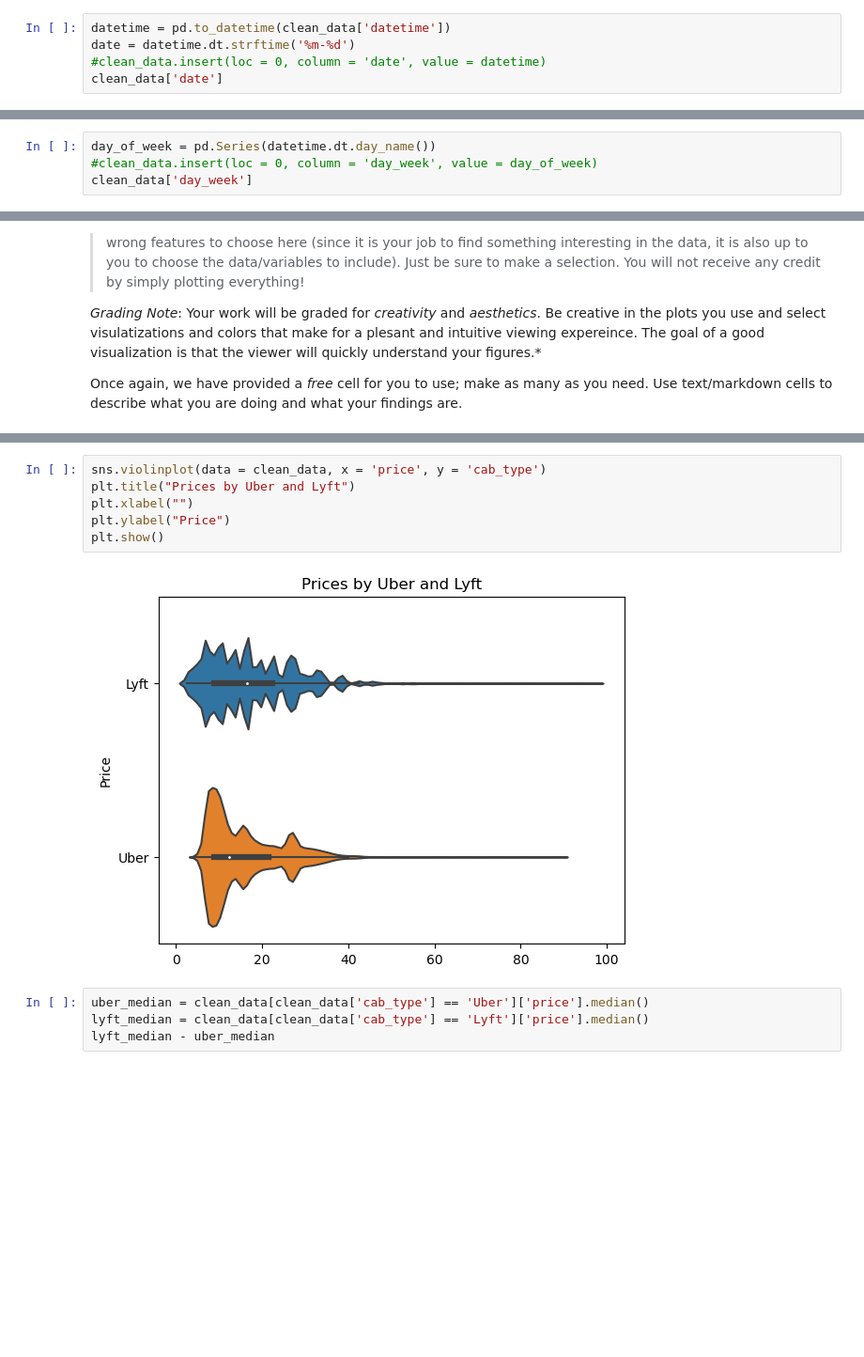
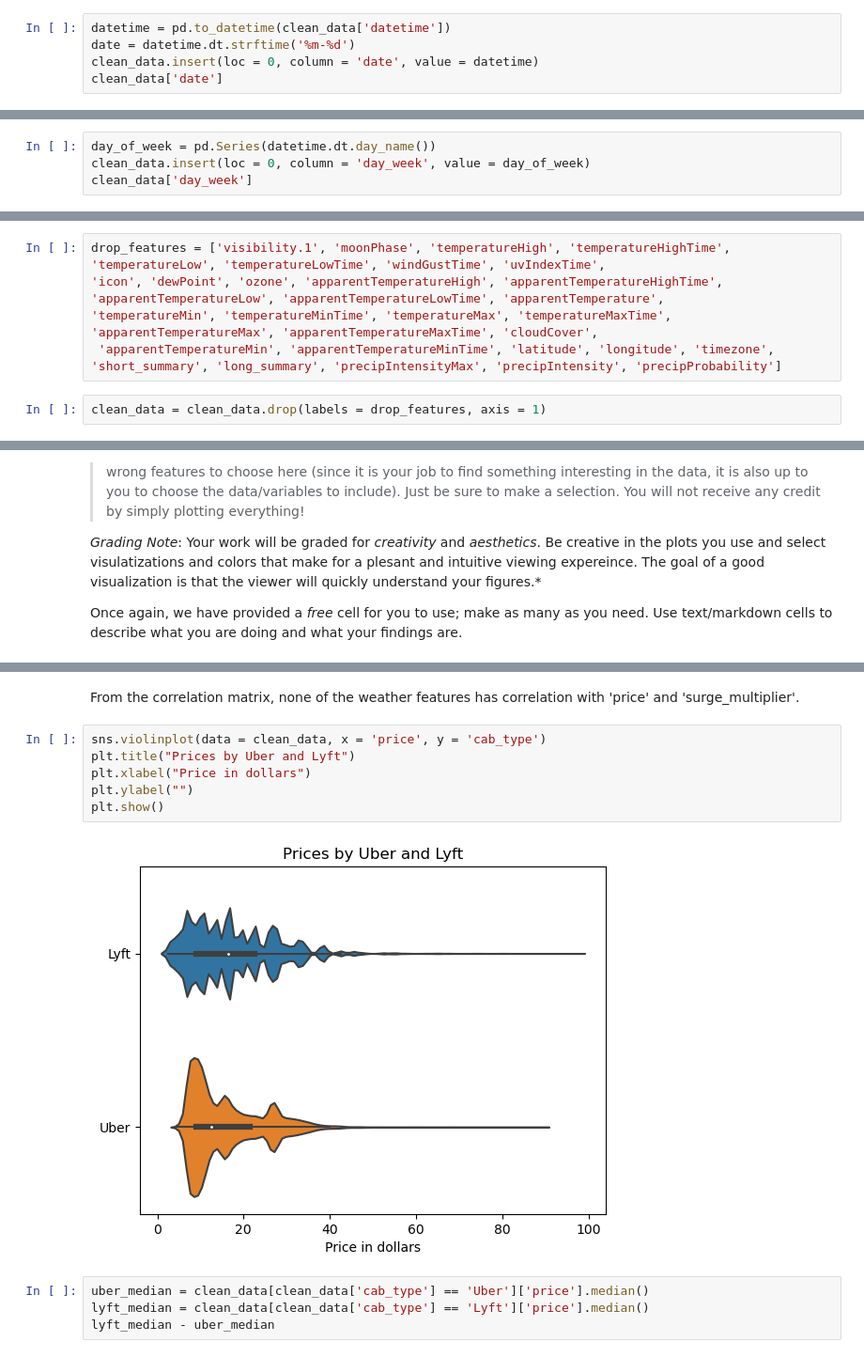
Before and after one commit to jumonlala/217_final_project, a Jupyter notebook: hw6.ipynb, the cells around one changed output, grey strips where cells are left out. Shown at 94% size. Drawn from its saved outputs; the diff is of its cells as text; blank space fills up the shorter version.

```diff
--- a/hw6.ipynb
+++ b/hw6.ipynb
@@ -217,7 +217,7 @@ len(clean_data['datetime'].unique())
 # %%
 datetime = pd.to_datetime(clean_data['datetime'])
 date = datetime.dt.strftime('%m-%d')
-#clean_data.insert(loc = 0, column = 'date', value = datetime)
+clean_data.insert(loc = 0, column = 'date', value = datetime)
 clean_data['date']
 # %% [output]
 0        2018-12-16 09:30:07
@@ -234,7 +234,7 @@ clean_data['date']
 Name: date, Length: 637976, dtype: datetime64[ns]
 # %%
 day_of_week = pd.Series(datetime.dt.day_name())
-#clean_data.insert(loc = 0, column = 'day_week', value = day_of_week)
+clean_data.insert(loc = 0, column = 'day_week', value = day_of_week)
 clean_data['day_week']
 # %% [output]
 0            Sunday
@@ -251,3 +251,10 @@ clean_data['day_week']
 Name: day_week, Length: 637976, dtype: object
 # %% [markdown]
 The original datetime feature has 31350 unique values, which will be an obstacle when plotting time series plot. Therefore, we converted the values in the datetime feature to the 'datetime' data type in pandas and stripped the values to month and day, since the year is the same among all values. We also converted the dates to the days of the week and saved it as a column 'day_week'.
+# %%
+drop_features = ['visibility.1', 'moonPhase', 'temperatureHigh', 'temperatureHighTime', 'temperatureLow', 'temperatureLowTime', 'windGustTime', 'uvIndexTime',
+'icon', 'dewPoint', 'ozone', 'apparentTemperatureHigh', 'apparentTemperatureHighTime', 'apparentTemperatureLow', 'apparentTemperatureLowTime', 'apparentTemperature',
+'temperatureMin', 'temperatureMinTime', 'temperatureMax', 'temperatureMaxTime', 'apparentTemperatureMax', 'apparentTemperatureMaxTime', 'cloudCover',
+ 'apparentTemperatureMin', 'apparentTemperatureMinTime', 'latitude', 'longitude', 'timezone', 'short_summary', 'long_summary', 'precipIntensityMax', 'precipIntensity', 'precipProbability']
+# %%
+clean_data = clean_data.drop(labels = drop_features, axis = 1)
@@ -266,11 +296,13 @@ Once again, we have provided a _free_ cell for you to use; make as many as you n
+# %% [markdown]
+From the correlation matrix, none of the weather features has correlation with 'price' and 'surge_multiplier'.
 # %%
 sns.violinplot(data = clean_data, x = 'price', y = 'cab_type')
 plt.title("Prices by Uber and Lyft")
-plt.xlabel("")
-plt.ylabel("Price")
+plt.xlabel("Price in dollars")
+plt.ylabel("")
 plt.show()
 # %% [output]
-[figure, old version]
+[figure, new version]
 # %%
 uber_median = clean_data[clean_data['cab_type'] == 'Uber']['price'].median()
 lyft_median = clean_data[clean_data['cab_type'] == 'Lyft']['price'].median()
```
Also changed, not shown: parts of 24 cells of this notebook.
